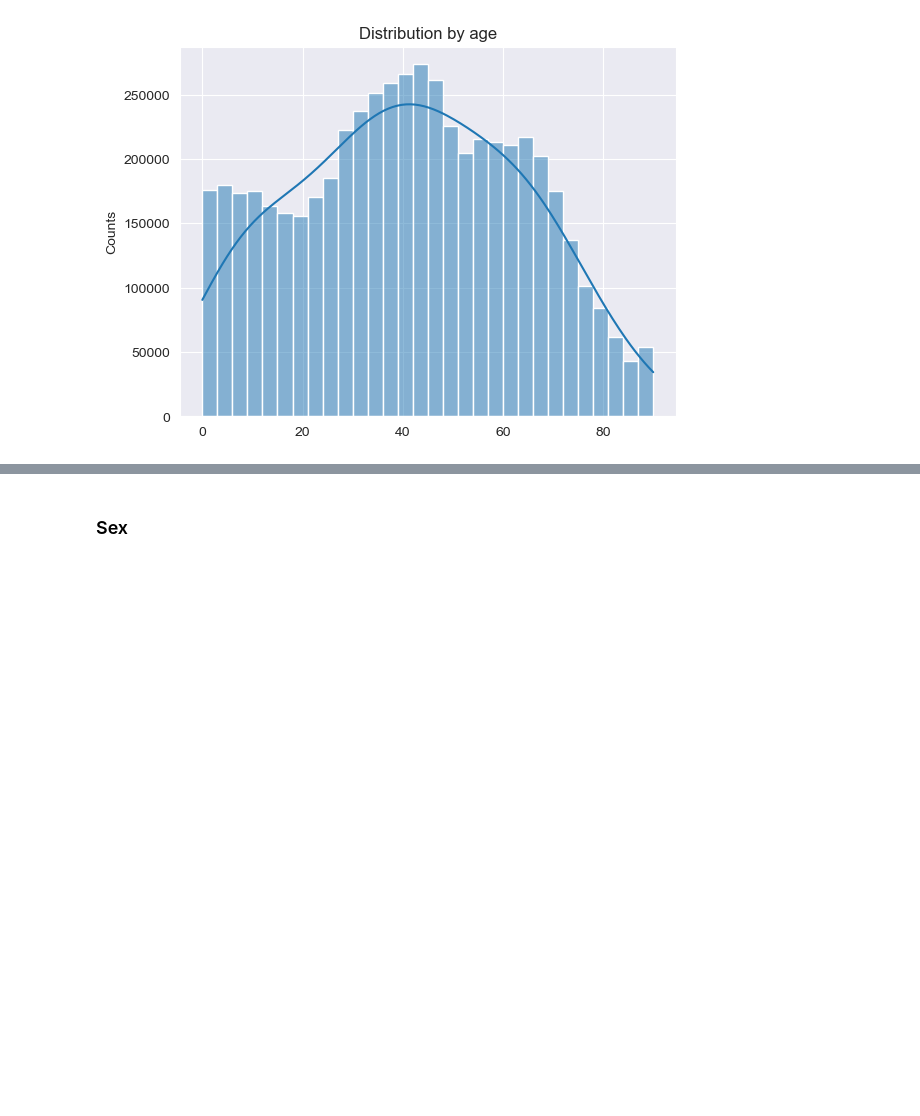
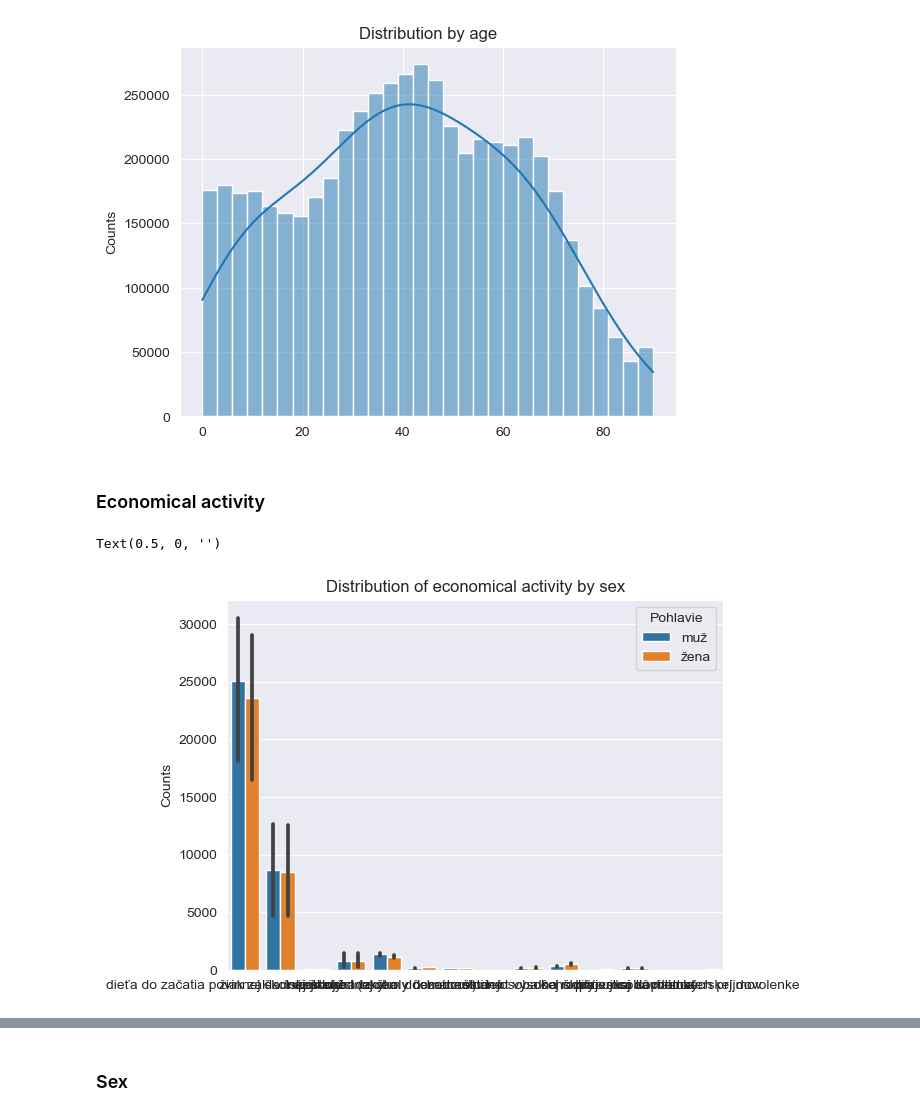
Before and after one commit to AndruKP/mathprofi-education, a Jupyter notebook: AndruKP.ipynb, the cells around one changed output, grey strips where cells are left out. Cells and saved outputs as stored; diff of their text form; code cells hidden in the pictures; blank space fills up the shorter version.

```diff
--- a/AndruKP.ipynb
+++ b/AndruKP.ipynb
@@ -124,3 +179,14 @@ axes.set_xlabel(None)
 pass
 # %% [output]
 [figure]
+# %% [markdown]
+### Economical activity
+# %%
+axes = sns.barplot(data=Slovak_040, x='Súčasná ekonomická aktivita', hue='Pohlavie', y='abs.')
+
+axes.set_title("Distribution of economical activity by sex")
+axes.set_ylabel("Counts")
+axes.set_xlabel(None)
+# %% [output]
+Text(0.5, 0, '')
+[figure, added]
```
Also changed, not shown: parts of 6 cells of this notebook, 2 other files.
